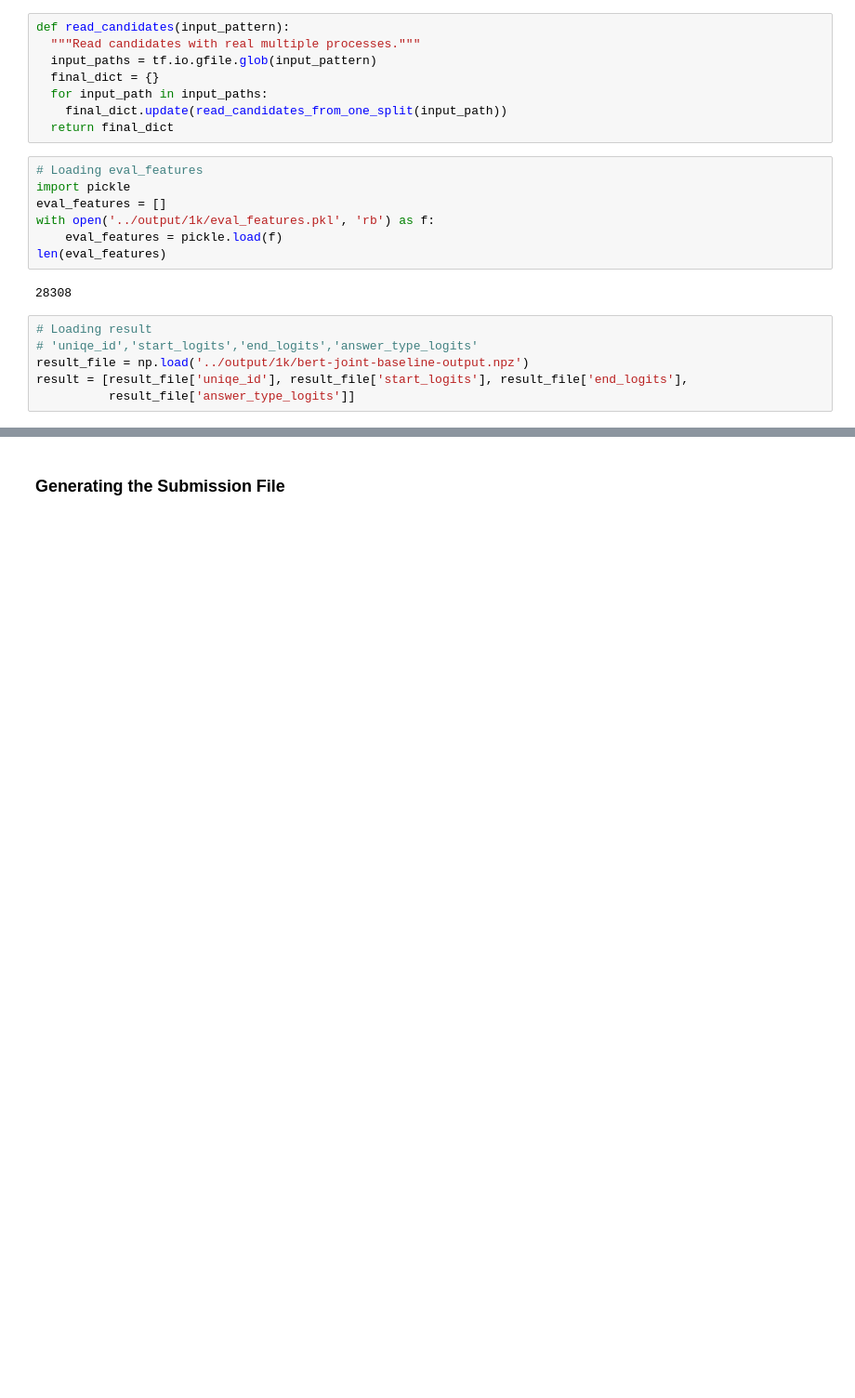
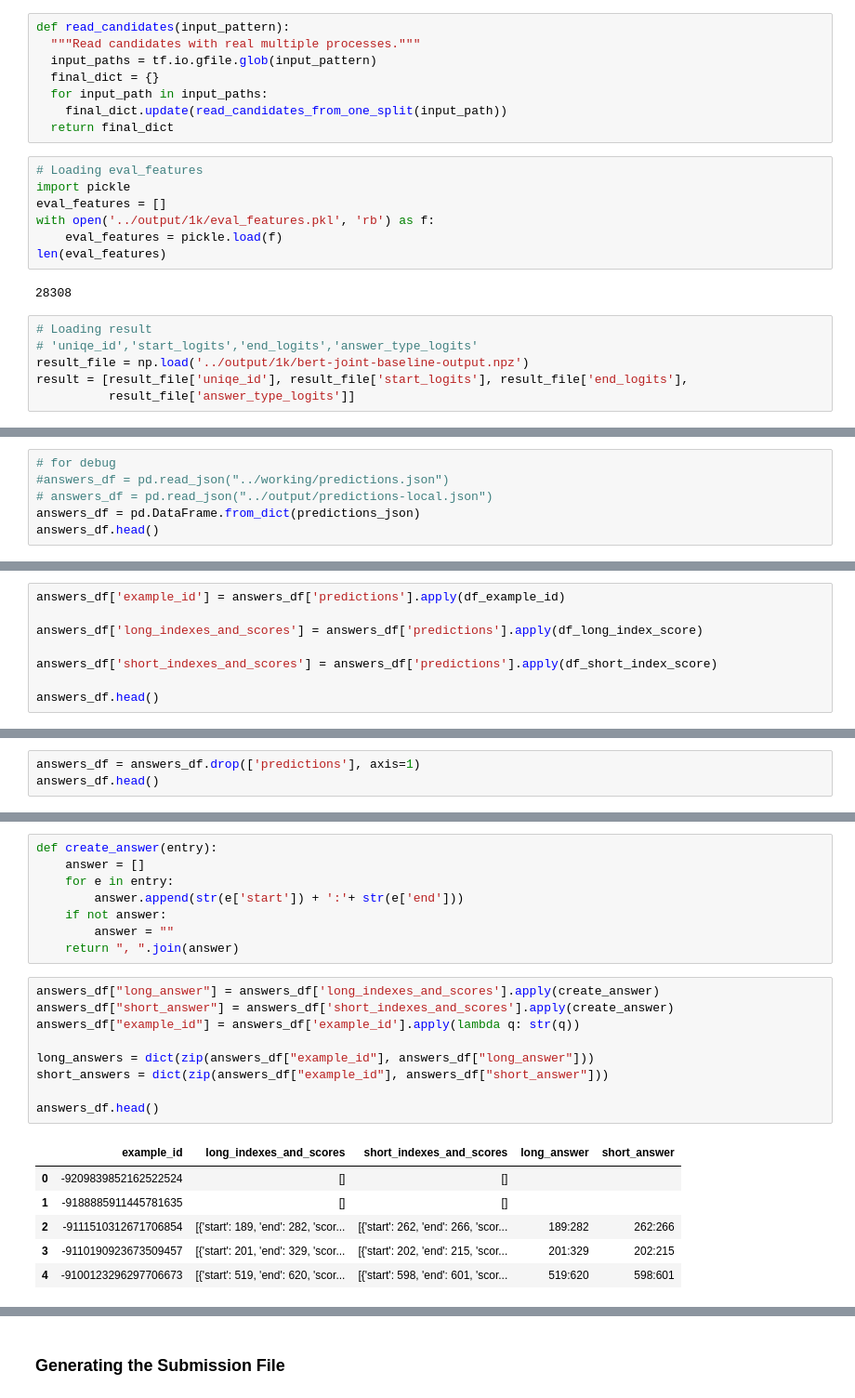
Before and after one commit to prohor33/tf2-question-answering, a Jupyter notebook: my/my_debug.ipynb, the cells around one changed output, grey strips where cells are left out. Shown: that part at 93% size. Saved outputs shown, nothing was run; the diff lists cells and outputs as text; blank space fills up the shorter version.

```diff
--- a/my/my_debug.ipynb
+++ b/my/my_debug.ipynb
@@ -589,0 +484,6 @@ test_answers_df.to_csv('../output/test_answers_df_v1.csv', index=False)
+# %%
+# for debug
+#answers_df = pd.read_json("../working/predictions.json")
+# answers_df = pd.read_json("../output/predictions-local.json")
+answers_df = pd.DataFrame.from_dict(predictions_json)
+answers_df.head()
@@ -589,0 +540,8 @@ test_answers_df.to_csv('../output/test_answers_df_v1.csv', index=False)
+# %%
+answers_df['example_id'] = answers_df['predictions'].apply(df_example_id)
+
+answers_df['long_indexes_and_scores'] = answers_df['predictions'].apply(df_long_index_score)
+
+answers_df['short_indexes_and_scores'] = answers_df['predictions'].apply(df_short_index_score)
+
+answers_df.head()
@@ -589,0 +555,3 @@ test_answers_df.to_csv('../output/test_answers_df_v1.csv', index=False)
+# %%
+answers_df = answers_df.drop(['predictions'], axis=1)
+answers_df.head()
@@ -589,0 +565,24 @@ test_answers_df.to_csv('../output/test_answers_df_v1.csv', index=False)
+# %%
+def create_answer(entry):
+    answer = []
+    for e in entry:
+        answer.append(str(e['start']) + ':'+ str(e['end']))
+    if not answer:
+        answer = ""
+    return ", ".join(answer)
+# %%
+answers_df["long_answer"] = answers_df['long_indexes_and_scores'].apply(create_answer)
+answers_df["short_answer"] = answers_df['short_indexes_and_scores'].apply(create_answer)
+answers_df["example_id"] = answers_df['example_id'].apply(lambda q: str(q))
+
+long_answers = dict(zip(answers_df["example_id"], answers_df["long_answer"]))
+short_answers = dict(zip(answers_df["example_id"], answers_df["short_answer"]))
+
+answers_df.head()
+# %% [output]
+|  | example_id | long_indexes_and_scores | short_indexes_and_scores | long_answer | short_answer |
+| 0 | -9209839852162522524 | [] | [] |  |  |
+| 1 | -9188885911445781635 | [] | [] |  |  |
+| 2 | -9111510312671706854 | [{'start': 189, 'end': 282, 'scor... | [{'start': 262, 'end': 266, 'scor... | 189:282 | 262:266 |
+| 3 | -9110190923673509457 | [{'start': 201, 'end': 329, 'scor... | [{'start': 202, 'end': 215, 'scor... | 201:329 | 202:215 |
+| 4 | -9100123296297706673 | [{'start': 519, 'end': 620, 'scor... | [{'start': 598, 'end': 601, 'scor... | 519:620 | 598:601 |
```
Also changed, not shown: parts of 48 cells of this notebook, 1 other file.
